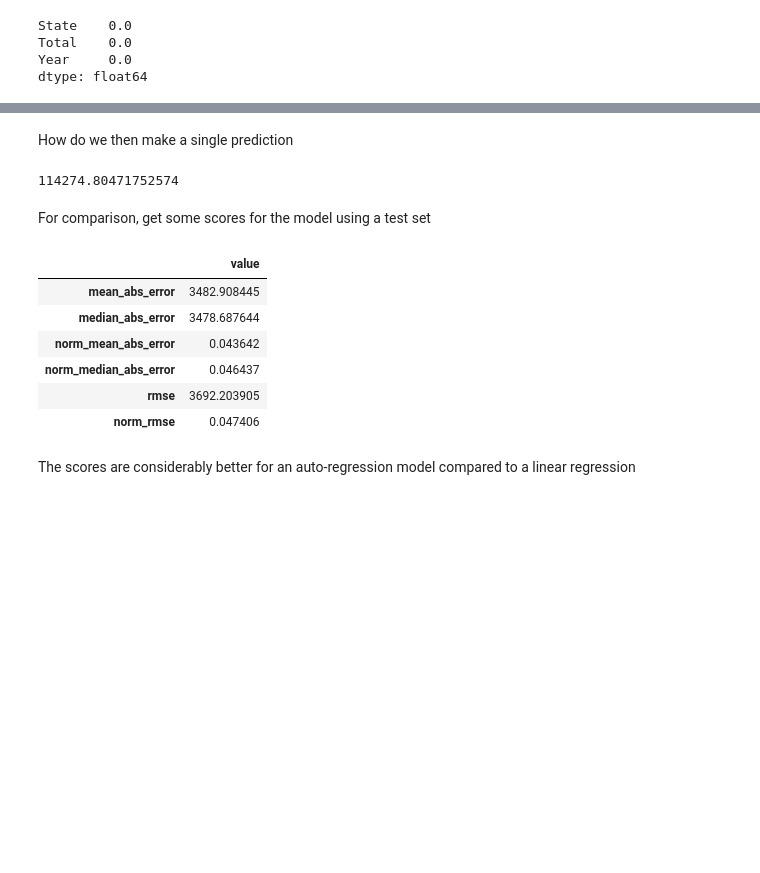
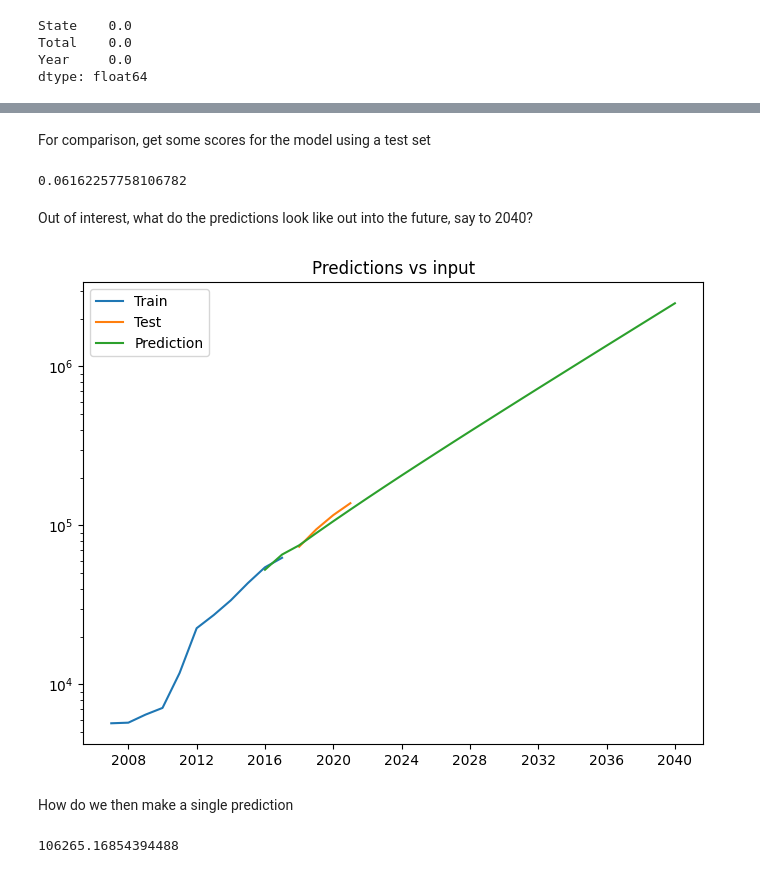
Before and after one commit to armakuni/mlops-workshop, a Jupyter notebook: notebooks/eda.ipynb, the cells around one changed output, grey strips where cells are left out. Saved outputs shown, nothing was run; the diff lists cells and outputs as text; code cells hidden in the pictures; blank space fills up the shorter version.

```diff
--- a/notebooks/eda.ipynb
+++ b/notebooks/eda.ipynb
@@ -325,28 +172,28 @@ plot_predictions(df_tt_dt, df_pred)
+# %% [markdown]
+For comparison, get some scores for the model using a test set
+# %%
+from sklearn.metrics import mean_absolute_percentage_error
+
+mean_absolute_percentage_error(y_test.values, y_pred.values)
+# %% [output]
+0.06162257758106782
+# %% [markdown]
+Out of interest, what do the predictions look like out into the future, say to 2040?
+# %%
+from datetime import datetime
+y_pred2 = fit_ag.predict(start=datetime(2016, 1, 1), \
+                             end=datetime(2040, 1, 1), \
+                             dynamic=False)
+
+plot_predictions(y_train, y_test, y_pred2)
+# %% [output]
+[figure, added]
 # %% [markdown]
 How do we then make a single prediction
 # %%
-predictions = fit_ag.predict(start=datetime(2020, 1, 1), \
+single_prediction = fit_ag.predict(start=datetime(2020, 1, 1), \
                              end=datetime(2020, 1, 1), \
                              dynamic=False)
-predictions.values[0]
+single_prediction.values[0]
 # %% [output]
-114274.80471752574
+106265.16854394488
-# %% [markdown]
-For comparison, get some scores for the model using a test set
-# %%
-def print_scores(train, pred):
-    y_test = train[(train.Year > 2016) & (train.Year < 2021)].Total.values
-    y_pred = pred[(pred.Year > datetime(2016,1,1)) & (pred.Year < datetime(2021,1,1))].Prediction.values
-    scores_ag = scores.get_scores(ProblemType.Regression, y_test, y_pred)
-    return scores.print_scores(scores_ag)
-print_scores(df_train_total, df_pred)
-# %% [output]
-|  | value |
-| mean_abs_error | 3482.908445 |
-| median_abs_error | 3478.687644 |
-| norm_mean_abs_error | 0.043642 |
-| norm_median_abs_error | 0.046437 |
-| rmse | 3692.203905 |
-| norm_rmse | 0.047406 |
-# %% [markdown]
-The scores are considerably better for an auto-regression model compared to a linear regression
```
Also changed, not shown: parts of 41 cells of this notebook, 28 other files.
